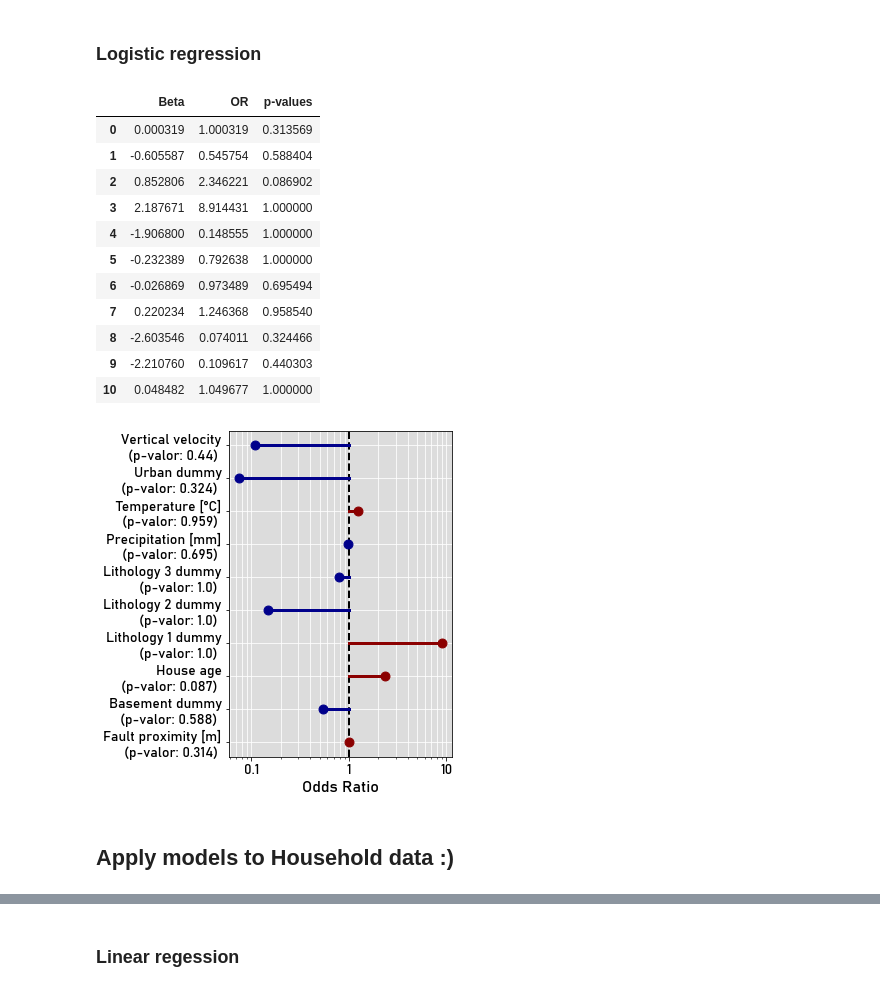
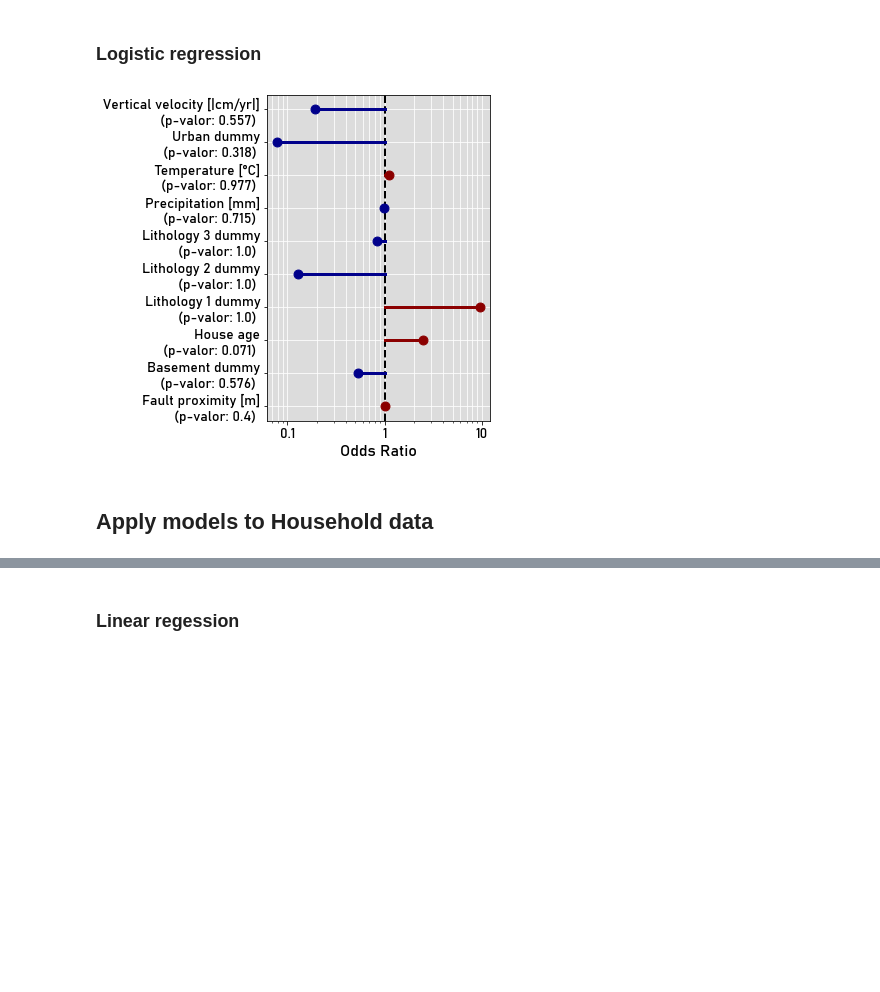
Before and after one commit to mdominguezd/RnSurvey_Bogota_DataAnalysis, a Jupyter notebook: Multivariate analysis.ipynb, the cells around one changed output, grey strips where cells are left out. Drawn from its saved outputs; the diff is of its cells as text; code cells hidden in the pictures; blank space fills up the shorter version.

```diff
--- a/Multivariate analysis.ipynb
+++ b/Multivariate analysis.ipynb
@@ -57,7 +57,7 @@ DF_IGAC = pd.read_csv('Independent variables/Houses_Urban.csv')[['ID','SueCodigo
 
 #Meteorologic data
 DF_PREC = pd.read_excel('Independent variables/Precipitacion_Casas_IDW.xlsx').set_index('ID')
-DF_TEMP = pd.read_excel('Independent variables/Temperatura_Casas_IDW.xlsx').set_index('ID')
+DF_TEMP = pd.read_excel('Independent variables/Temperatura_Casas_IDW.xlsx').set_index('VALUE')
 
 DF_PREC.columns = ['OBJECTID', 'COUNT', 'AREA', 'Precipitacion_mes']
 DF_TEMP.columns = ['OBJECTID', 'COUNT', 'AREA', 'Temperatura']
@@ -122,10 +122,10 @@ Variables = ['Fault proximity [m]',
              'Precipitation [mm]',
              'Temperature [°C]',
              'Urban dummy',
-             'Vertical velocity'
+             'Vertical velocity [|cm/yr|]'
             ]
 
 DF_JOIN.to_csv('Processed_DataFrame.csv')
-DF_JOIN.describe()
+DF_JOIN
 # %% [output]
 |  | Resultado | DistanciaFalla | sotano_dummy | edad_casa | Lito_SGC_Arcillas,_ | Lito_SGC_Abanicos_a | ... |
@@ -140,6 +149,13 @@ DF_JOIN.describe()
 # %% [markdown]
 ## Independent variable caracterization
 # %%
+# r-pearson for variables with RC
+r_Pvals = []
+for i in range(len(DF_JOIN.columns)-1):
+    r_Pvals.append(stats.pearsonr(np.array(DF_JOIN.Resultado), np.array(DF_JOIN.iloc[:,i+1])))
+
+r_Pvals
+
 fig = plt.figure(figsize = (16,15))
 k = 0
 
@@ -179,7 +195,7 @@ ax7 = plt.subplot2grid((3, 3), (0, 2), rowspan=3)
 
 Val = []
 for i in range(len(Variables)):
-    Val.append(Variables[i] + '\n$r$ =' +str(round(DF_JOIN.corr()['Resultado'].iloc[i+1], 2)))
+    Val.append(Variables[i] + '\n$r$ =' +str(round(r_Pvals[i][0], 2)) + '\np-value =' +str(round(r_Pvals[i][1], 2)))
 
 ax = sns.heatmap(pd.DataFrame(DF_JOIN.corr()['Resultado'].iloc[1:]), center = 0, vmin = -1, vmax = 1, cmap = 'seismic')
 ax.set_yticklabels(Val, rotation = 0, x = 0.52, ha = 'center', family='bahnschrift', fontsize = 15)
@@ -217,12 +233,12 @@ A_postPCA.columns = cols
 
 EigenVectors = pd.DataFrame(pca.components_.T)
 
-fig = plt.figure(figsize = (12,8))
+fig = plt.figure(figsize = (15,10))
 
-gs = gspec(8,13)
+gs = gspec(10,15)
 
-ax1=fig.add_subplot(gs[:,:8], label="1")
-ax2=fig.add_subplot(gs[:,:8], label="2", frame_on=False)
+ax1=fig.add_subplot(gs[:,:10], label="1")
+ax2=fig.add_subplot(gs[:,:10], label="2", frame_on=False)
 
 ax1.scatter(A_postPCA.PC1, A_postPCA.PC2)
 
@@ -249,13 +265,13 @@ for i in range(len(EigenVectors)):
     if (i == 2)|(i == 9):
         plt.text(EigenVectors.iloc[i,0]+0.05, EigenVectors.iloc[i,1], df_PCA.iloc[:,i].name.split('dummy')[0], bbox = dict(facecolor='slategrey', alpha = 0.5), fontsize = 12, fontfamily = 'bahnschrift', ha = 'center',va = 'center', color='w')
     elif (i == 3):
-        plt.text(EigenVectors.iloc[i,0]-0.1, EigenVectors.iloc[i,1], df_PCA.iloc[:,i].name.split('dummy')[0], bbox = dict(facecolor='slategrey', alpha = 0.5), fontsize = 12, fontfamily = 'bahnschrift', ha = 'center',va = 'center', color='w')
+        plt.text(EigenVectors.iloc[i,0]-0.05, EigenVectors.iloc[i,1], df_PCA.iloc[:,i].name.split('dummy')[0], bbox = dict(facecolor='slategrey', alpha = 0.5), fontsize = 12, fontfamily = 'bahnschrift', ha = 'center',va = 'center', color='w')
     elif (i == 4)|(i == 5)|(i == 6)|(i == 10):
         plt.text(EigenVectors.iloc[i,0], EigenVectors.iloc[i,1], df_PCA.iloc[:,i].name.split('dummy')[0], bbox = dict(facecolor='darkred', alpha = 0.5), fontsize = 12, fontfamily = 'bahnschrift', ha = 'center',va = 'center', color='w')
     elif (i == 1):
-        plt.text(EigenVectors.iloc[i,0]-.2, EigenVectors.iloc[i,1], df_PCA.iloc[:,i].name.split('dummy')[0], bbox = dict(facecolor='darkred', alpha = 0.5), fontsize = 12, fontfamily = 'bahnschrift', ha = 'center',va = 'center', color='w')
+        plt.text(EigenVectors.iloc[i,0]-.1, EigenVectors.iloc[i,1], df_PCA.iloc[:,i].name.split('dummy')[0], bbox = dict(facecolor='darkred', alpha = 0.5), fontsize = 12, fontfamily = 'bahnschrift', ha = 'center',va = 'center', color='w')
     elif (i == 7)|(i == 8):
-        plt.text(EigenVectors.iloc[i,0], EigenVectors.iloc[i,1], df_PCA.iloc[:,i].name.split('dummy')[0], bbox = dict(facecolor='darkblue', alpha = 0.5), fontsize = 12, fontfamily = 'bahnschrift', ha = 'center',va = 'center', color='w')
+        plt.text(EigenVectors.iloc[i,0], EigenVectors.iloc[i,1]+0.03, df_PCA.iloc[:,i].name.split('dummy')[0], bbox = dict(facecolor='darkblue', alpha = 0.5), fontsize = 12, fontfamily = 'bahnschrift', ha = 'center',va = 'center', color='w')
     else:
         plt.text(EigenVectors.iloc[i,0], EigenVectors.iloc[i,1], df_PCA.iloc[:,i].name.split('dummy')[0], bbox = dict(facecolor='k', alpha = 0.8), fontsize = 14, fontfamily = 'bahnschrift', ha = 'center',va = 'center', color='w')
 
@@ -275,18 +291,18 @@ ax2.tick_params(axis='y', colors="darkblue",length = 2)
 ax2.set_xlim(-.75,.75)
 ax2.set_ylim(-.75,.75)
 
-plt.text(-0.735,.736,'A)', ha = 'left', va='top', fontsize = 16, bbox = dict(facecolor='w'), fontfamily = 'bahnschrift')
+plt.text(-0.735,.736,'(a)', ha = 'left', va='top', fontsize = 20, fontfamily = 'bahnschrift')
 
 plt.text(0.735,.736,'Construction variable', ha = 'right', va='top', fontsize = 12, color = 'w', bbox = dict(facecolor='slategray', alpha = 0.5), fontfamily = 'bahnschrift')
-plt.text(0.735,.676,'Geologic variable', ha = 'right', va='top', fontsize = 12, color = 'w', bbox = dict(facecolor='darkred', alpha = 0.5), fontfamily = 'bahnschrift')
-plt.text(0.735,.610,'Meteorologic variable', ha = 'right', va='top', fontsize = 12, color = 'w', bbox = dict(facecolor='darkblue', alpha = 0.5), fontfamily = 'bahnschrift')
+plt.text(0.735,.686,'Geologic variable', ha = 'right', va='top', fontsize = 12, color = 'w', bbox = dict(facecolor='darkred', alpha = 0.5), fontfamily = 'bahnschrift')
+plt.text(0.735,.636,'Meteorologic variable', ha = 'right', va='top', fontsize = 12, color = 'w', bbox = dict(facecolor='darkblue', alpha = 0.5), fontfamily = 'bahnschrift')
 
 
 plt.title('Principal component analysis\nfor the 30 measurements', y = 1.075, fontsize = 18, fontfamily = 'bahnschrift')
 
 ax1.set_facecolor('whitesmoke')
 
-ax3 = fig.add_subplot(gs[:,9:], label='3')
+ax3 = fig.add_subplot(gs[:,11:], label='3')
 
 df_ = df_PCA.corr(method = 'pearson').apply(lambda df : df[np.abs(df) >= 0.0])
 df_ = df_.loc[df_.columns]
@@ -298,13 +314,13 @@ ax3.tick_params(axis='y', length = 0)
 
 Val = []
 for i in range(len(df_PCA.columns)-1):
-    Val.append(list(df_PCA.columns)[i+1] + '\n$r$ =' +str(round(df_.iloc[i][0], 2)))
+    Val.append(list(df_PCA.columns)[i+1] + '\n$r$ =' +str(round(r_Pvals[i][0], 2)) + '\np-value =' +str(round(r_Pvals[i][1], 2)))
 
 ax3.set_yticklabels(Val, rotation = 0, x = 0.52 , ha = 'center', family='bahnschrift', fontsize = 13, color = 'k', zorder = 5)
 
 ax3.set_xticklabels([''], rotation = 0)
 
-plt.text(0.02,0.1,'B)', ha = 'left', va='top', fontsize = 16, bbox = dict(facecolor='w'), fontfamily = 'bahnschrift')
+plt.text(0.02,0.1,'(b)', ha = 'left', va='top', fontsize = 20, fontfamily = 'bahnschrift')
 
 plt.title('RC\ncorrelation\n($r_{pearson}$)',  y = 1.075, fontsize = 18, fontfamily = 'bahnschrift')
 
@@ -409,57 +414,41 @@ p_values = [stats.norm.sf(abs(x))*2 for x in z_scores] ### two tailed test for p
 
 DF_log = pd.DataFrame([lgReg.coef_[0], np.exp(lgReg.coef_[0]), p_values]).T
 DF_log.columns = ['Beta', 'OR', 'p-values']
-
-#     if p_values[2]<0.05:
-#         print(i)
 
 fig = plt.figure(figsize = (4,6))
 
 plt.grid(True, which = 'both',  zorder = -3, c = 'w')
 
 for i in range(len(lgReg.coef_[0][:-1])):
     if lgReg.coef_[0][:-1][i] > 0:
         plt.scatter(np.exp(lgReg.coef_[0][:-1][i]), Variables[i], s = 80, c = 'darkred', zorder = 4)
         plt.plot([1,np.exp(lgReg.coef_[0][:-1][i])], [Variables[i], Variables[i]], c = 'darkred', linewidth = 3, zorder = 4)
     else:
         plt.scatter(np.exp(lgReg.coef_[0][:-1][i]), Variables[i], s = 80, c = 'darkblue', zorder = 4)
         plt.plot([1,np.exp(lgReg.coef_[0][:-1][i])], [Variables[i], Variables[i]], c = 'darkblue', linewidth = 3, zorder = 4)
 
 
 Val = []
 for i in range(len(Variables)):
     Val.append(Variables[i] + '\n(p-valor: '+str(round(p_values[i],3))+') ')
 
 ax = plt.gca()
 
 plt.xscale('log')
 ax.set_xlabel('Odds Ratio', family = 'bahnschrift', fontsize = 16)
 ax.set_xticks([0.1,1,10])
 ax.set_yticklabels(Val, family = 'bahnschrift', fontsize = 14)
 ax.set_xticklabels(['0.1','1','10'], family = 'bahnschrift', fontsize = 14)
 ax.set_facecolor('gainsboro')
 
 
 plt.axvline(1, c = 'k',ls='--', lw=2)
 
 fig.savefig('Figures/Regresión_Logística.png', dpi = 200, bbox_inches = 'tight')
-DF_log
 # %% [output]
-|  | Beta | OR | p-values |
-| 0 | 0.000319 | 1.000319 | 0.313569 |
-| 1 | -0.605587 | 0.545754 | 0.588404 |
-| 2 | 0.852806 | 2.346221 | 0.086902 |
-| 3 | 2.187671 | 8.914431 | 1.000000 |
-| 4 | -1.906800 | 0.148555 | 1.000000 |
-| 5 | -0.232389 | 0.792638 | 1.000000 |
-| 6 | -0.026869 | 0.973489 | 0.695494 |
-| 7 | 0.220234 | 1.246368 | 0.958540 |
-| 8 | -2.603546 | 0.074011 | 0.324466 |
-| 9 | -2.210760 | 0.109617 | 0.440303 |
-| 10 | 0.048482 | 1.049677 | 1.000000 |
-[figure, old version]
+[figure, new version]
 # %% [markdown]
-## Apply models to Household data :)
+## Apply models to Household data
 # %%
 df_RnModel = pd.read_table("Independent variables/Houses_IndVar_model.txt", delimiter = ',')
 
```
Also changed, not shown: parts of 8 cells of this notebook, 15 other files.
